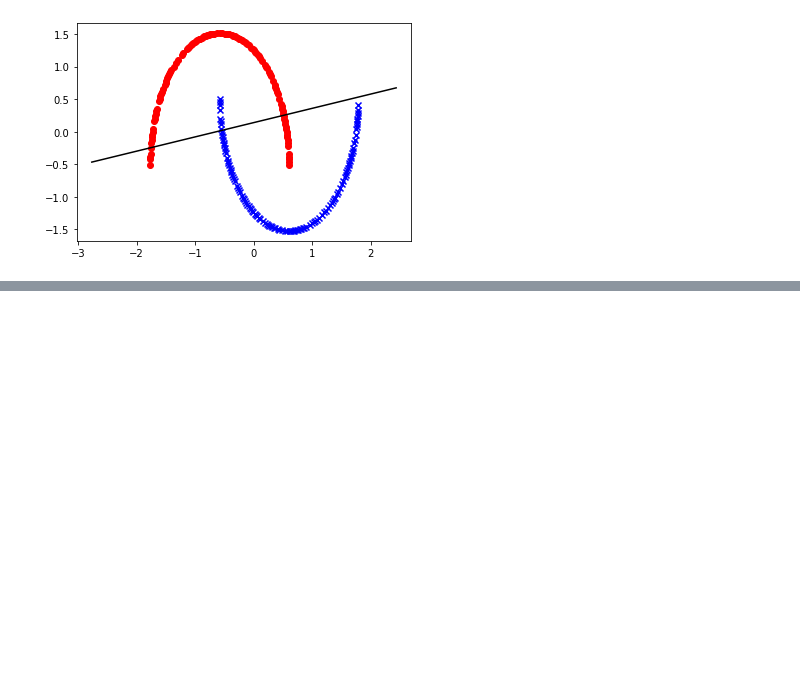
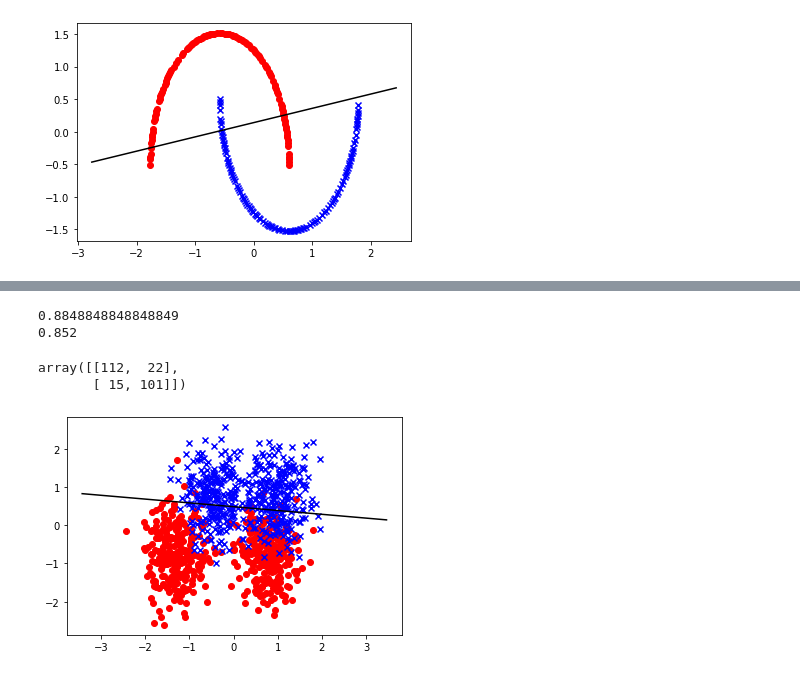
Before and after one commit to cacajr/RNA, a Jupyter notebook: exercises_5.ipynb, the cells around one changed output, grey strips where cells are left out. Cells and saved outputs as stored; diff of their text form; code cells hidden in the pictures; blank space fills up the shorter version.

Commit message:
finishing perceptronmmq exercises

```diff
--- a/exercises_5.ipynb
+++ b/exercises_5.ipynb
@@ -82,0 +100,63 @@ plt.show()
+# %%
+from sklearn.model_selection import train_test_split
+
+X_train, X_test, y_train, y_test = train_test_split(X, y, test_size = 0.2)
+# %%
+from sklearn.preprocessing import StandardScaler
+
+X_train_scaler = StandardScaler().fit_transform(X_train)
+X_train_scaler = pd.DataFrame(X_train_scaler, columns = X_train.columns) # convertendo para DF
+# %%
+from perceptronmmq.perceptronmmq import PerceptronMMQ
+
+cls_perceptronmmq = PerceptronMMQ(activation_function='sign')
+cls_perceptronmmq.fit(X_train, y_train)
+print(cls_perceptronmmq.score(X_train, y_train))
+print(cls_perceptronmmq.score(X_test, y_test))
+# %% [output]
+0.8848848848848849
+0.852
+# %%
+from sklearn.metrics import confusion_matrix
+
+y_pred = [
+    cls_perceptronmmq.predict(x)
+    for x in X_test.values
+]
+
+conf_matrix = confusion_matrix(y_test, y_pred)
+'''
+vn = verdadeiros negativos, fp = falsos positivos,
+fn = falsos negativos, vp = verdadeiros positivos
+
+[[vn, fp],
+ [fn, vp]]
+'''
+conf_matrix
+# %% [output]
+array([[112,  22],
+       [ 15, 101]])
+# %%
+from matplotlib import pyplot as plt
+from sklearn.preprocessing import StandardScaler
+import numpy as np
+
+data = X_train_scaler[:][:].values
+percetrons_weights = cls_perceptronmmq.get_weight()
+
+x_ax = np.arange(data[: ,0].min()-1, data[: ,1].max()+1, 0.1)
+w1 = percetrons_weights[0]
+w2 = percetrons_weights[1]
+b = percetrons_weights[2]
+plt.plot(x_ax, -w1*x_ax/w2 + b/w2, color='black')
+
+menosum = np.where(y_train == -1)
+um = np.where(y_train == 1)
+plt.scatter(data[menosum, 0], data[menosum, 1],
+            color='red', marker='o', label='menosum')
+plt.scatter(data[um, 0], data[um, 1],
+            color='blue', marker='x', label='um')
+
+plt.show()
+# %% [output]
+[figure, added]
```
Also changed, not shown: parts of 9 cells of this notebook.
